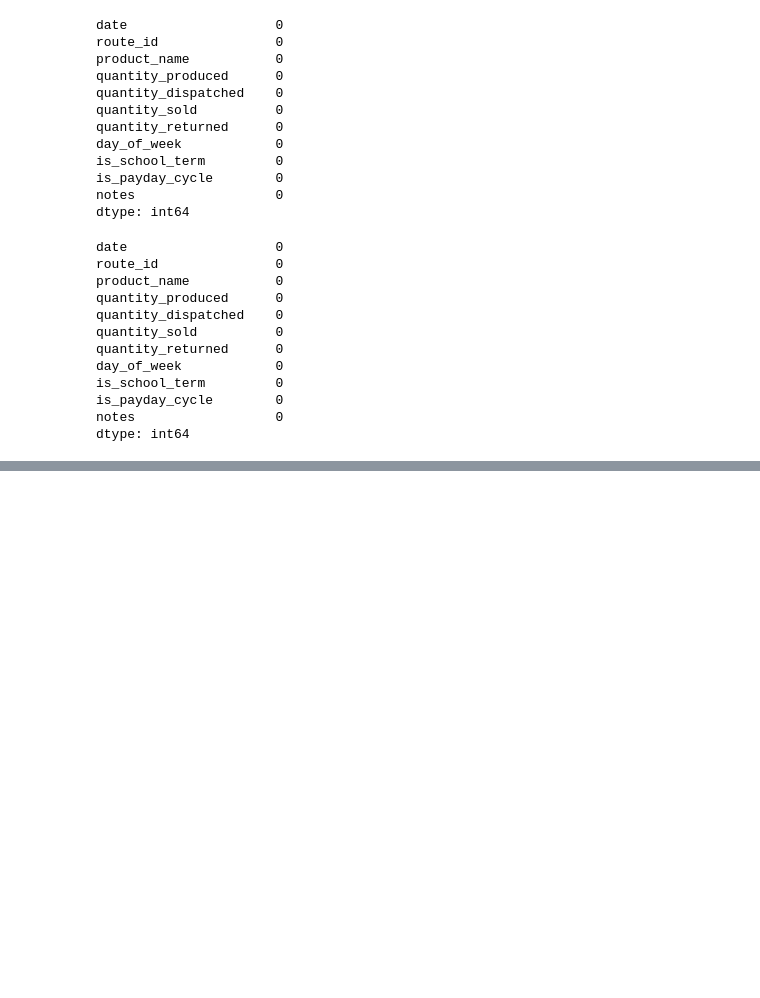
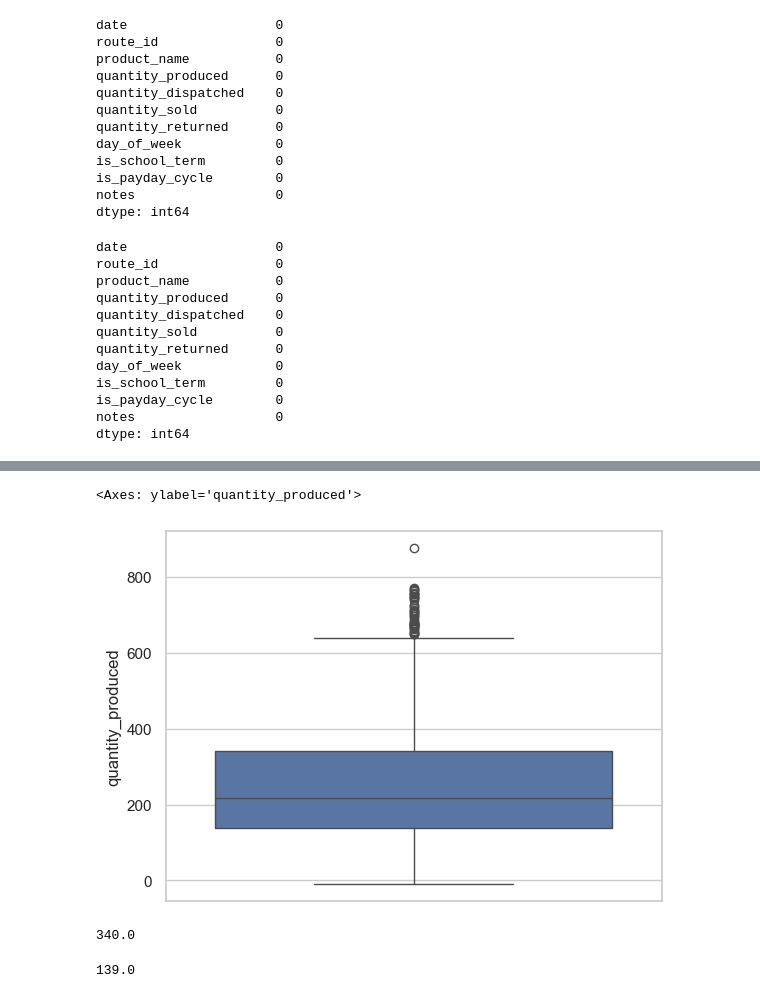
Before and after one commit to gmacharia003-cmd/School-project-, a Jupyter notebook: MY FINAL YEAR PROJECT.ipynb, the cells around one changed output, grey strips where cells are left out. Cells and saved outputs as stored; diff of their text form; code cells hidden in the pictures; blank space fills up the shorter version.

```diff
--- a/MY FINAL YEAR PROJECT.ipynb
+++ b/MY FINAL YEAR PROJECT.ipynb
@@ -227,0 +359,15 @@ df[]
+# %%
+sns.boxplot(y = 'quantity_produced' , data = df)
+# %% [output]
+<Axes: ylabel='quantity_produced'>
+[figure, added]
+# %%
+Q3 =df.quantity_produced.quantile(0.75)
+print(Q3)
+# %% [output]
+340.0
+# %%
+Q1 =df.quantity_produced.quantile(0.25)
+print(Q1)
+# %% [output]
+139.0
```
Also changed, not shown: parts of 29 cells of this notebook.
